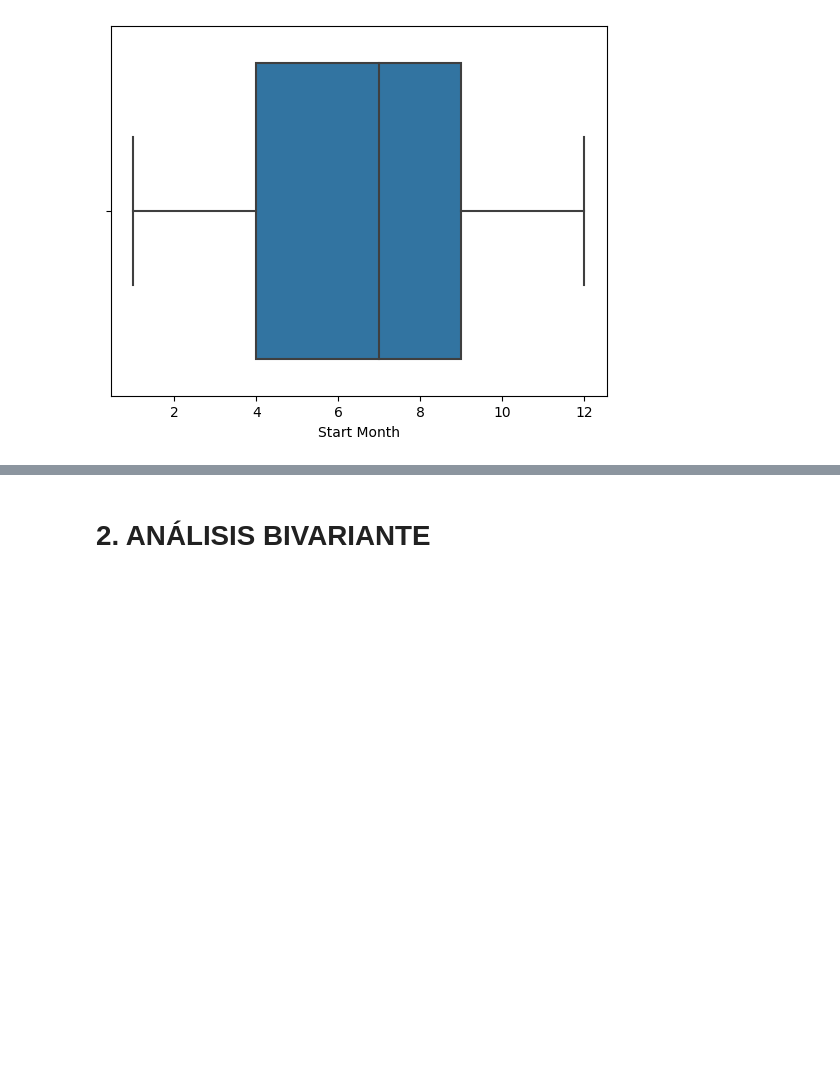
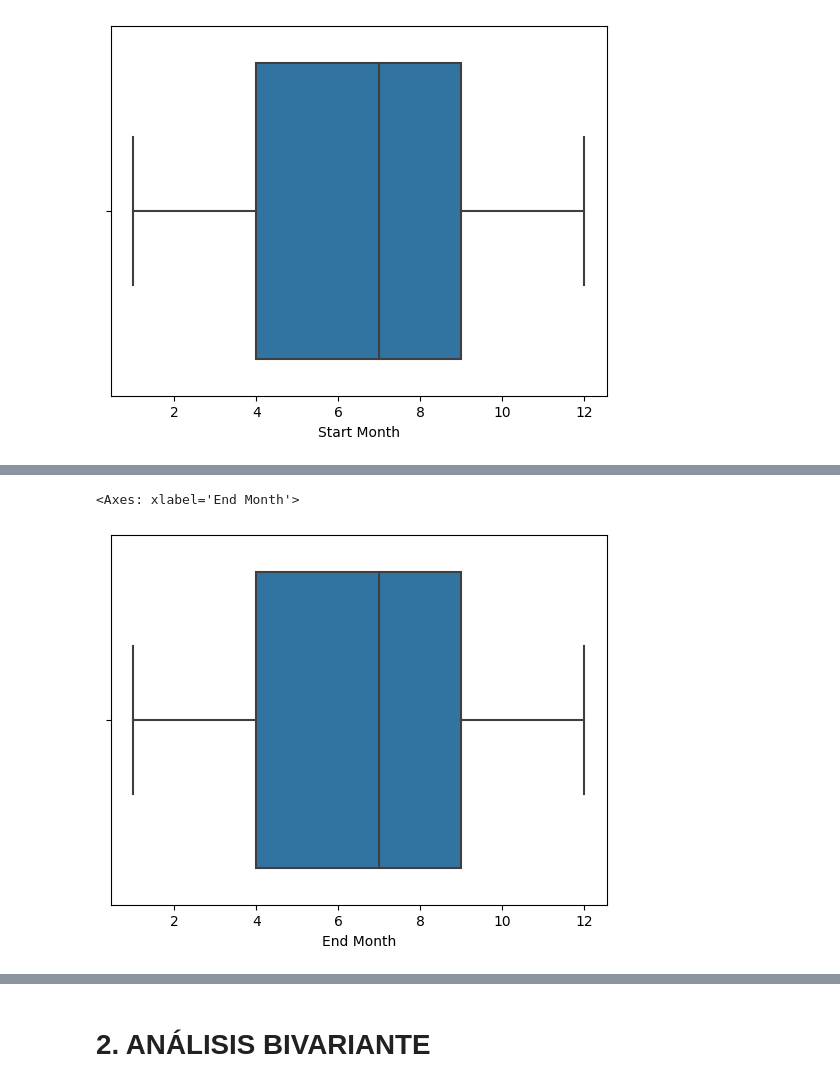
Before and after one commit to AleDataAnalyst/grupo2_desastresnaturales, a Jupyter notebook: Notebooks/01LimpiarDatos/01_Ele_Análisis_Inicial.ipynb, the cells around one changed output, grey strips where cells are left out. Drawn from its saved outputs; the diff is of its cells as text; code cells hidden in the pictures; blank space fills up the shorter version.

```diff
--- a/Notebooks/01LimpiarDatos/01_Ele_Análisis_Inicial.ipynb
+++ b/Notebooks/01LimpiarDatos/01_Ele_Análisis_Inicial.ipynb
@@ -482,0 +508,5 @@ sns.boxplot(data=df, x='Start Month')
+# %%
+sns.boxplot(data=df, x='End Month')
+# %% [output]
+<Axes: xlabel='End Month'>
+[figure, added]
```
Also changed, not shown: parts of 13 cells of this notebook.
